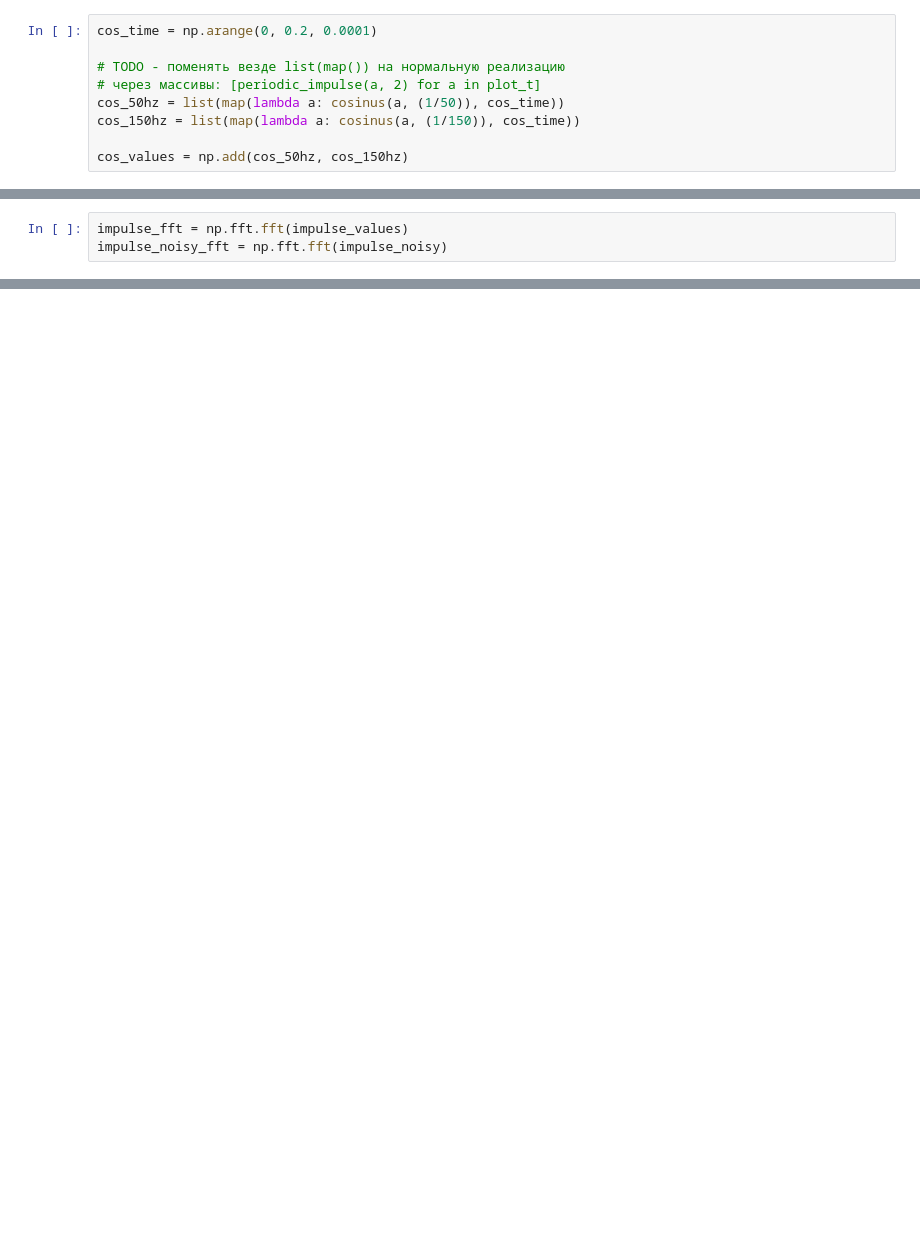
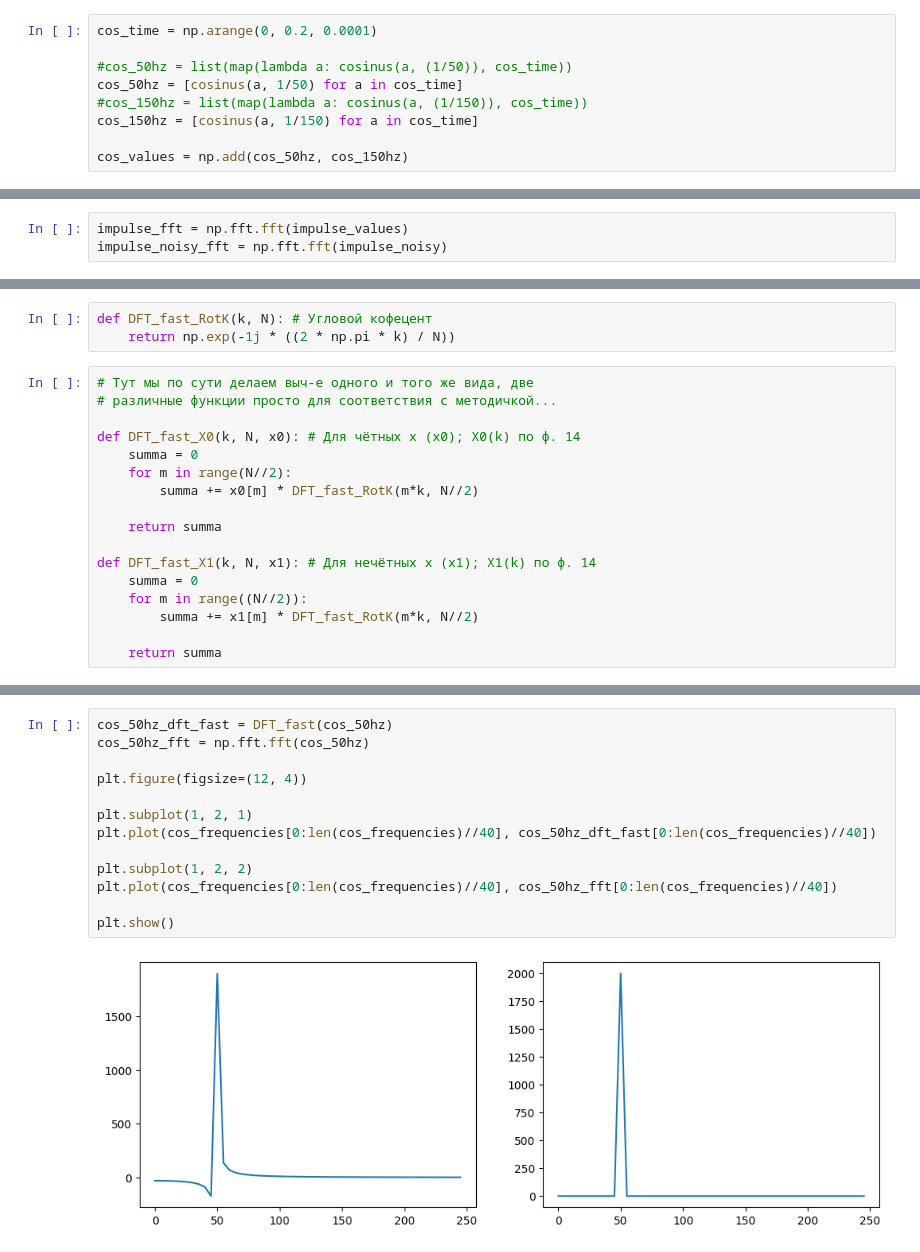
Before and after one commit to bakafox/digsigproc, a Jupyter notebook: Lab2/lab2.ipynb, the cells around one changed output, grey strips where cells are left out. Drawn from its saved outputs; the diff is of its cells as text; blank space fills up the shorter version.

```diff
--- a/Lab2/lab2.ipynb
+++ b/Lab2/lab2.ipynb
@@ -38,10 +38,10 @@ def DFT_slow(x):
 # %%
 cos_time = np.arange(0, 0.2, 0.0001)
 
-# TODO - поменять везде list(map()) на нормальную реализацию
-# через массивы: [periodic_impulse(a, 2) for a in plot_t]
-cos_50hz = list(map(lambda a: cosinus(a, (1/50)), cos_time))
-cos_150hz = list(map(lambda a: cosinus(a, (1/150)), cos_time))
+#cos_50hz = list(map(lambda a: cosinus(a, (1/50)), cos_time))
+cos_50hz = [cosinus(a, 1/50) for a in cos_time]
+#cos_150hz = list(map(lambda a: cosinus(a, (1/150)), cos_time))
+cos_150hz = [cosinus(a, 1/150) for a in cos_time]
 
 cos_values = np.add(cos_50hz, cos_150hz)
 # %%
@@ -197,0 +192,20 @@ plt.plot(impulse_frequencies[0:len(impulse_frequencies)//50], np.abs(impulse_noi
+# %%
+def DFT_fast_RotK(k, N): # Угловой кофецент
+    return np.exp(-1j * ((2 * np.pi * k) / N))
+# %%
+# Тут мы по сути делаем выч-е одного и того же вида, две
+# различные функции просто для соответствия с методичкой...
+
+def DFT_fast_X0(k, N, x0): # Для чётных x (x0); X0(k) по ф. 14
+    summa = 0
+    for m in range(N//2):
+        summa += x0[m] * DFT_fast_RotK(m*k, N//2)
+
+    return summa
+
+def DFT_fast_X1(k, N, x1): # Для нечётных x (x1); X1(k) по ф. 14
+    summa = 0
+    for m in range((N//2)):
+        summa += x1[m] * DFT_fast_RotK(m*k, N//2)
+
+    return summa
@@ -197,0 +282,15 @@ plt.plot(impulse_frequencies[0:len(impulse_frequencies)//50], np.abs(impulse_noi
+# %%
+cos_50hz_dft_fast = DFT_fast(cos_50hz)
+cos_50hz_fft = np.fft.fft(cos_50hz)
+
+plt.figure(figsize=(12, 4))
+
+plt.subplot(1, 2, 1)
+plt.plot(cos_frequencies[0:len(cos_frequencies)//40], cos_50hz_dft_fast[0:len(cos_frequencies)//40])
+
+plt.subplot(1, 2, 2)
+plt.plot(cos_frequencies[0:len(cos_frequencies)//40], cos_50hz_fft[0:len(cos_frequencies)//40])
+
+plt.show()
+# %% [output]
+[figure, added]
```
Also changed, not shown: parts of 18 cells of this notebook, 1 other file.
